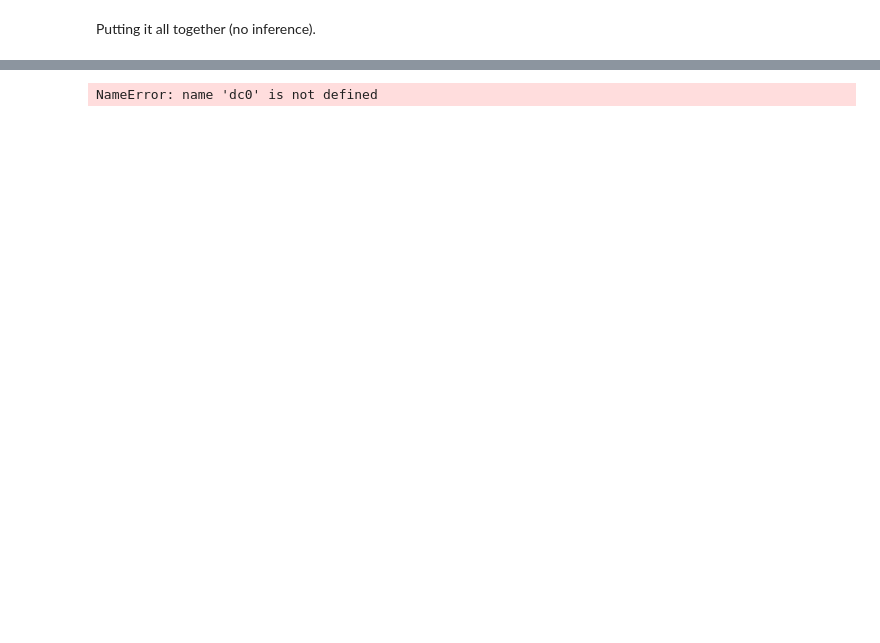
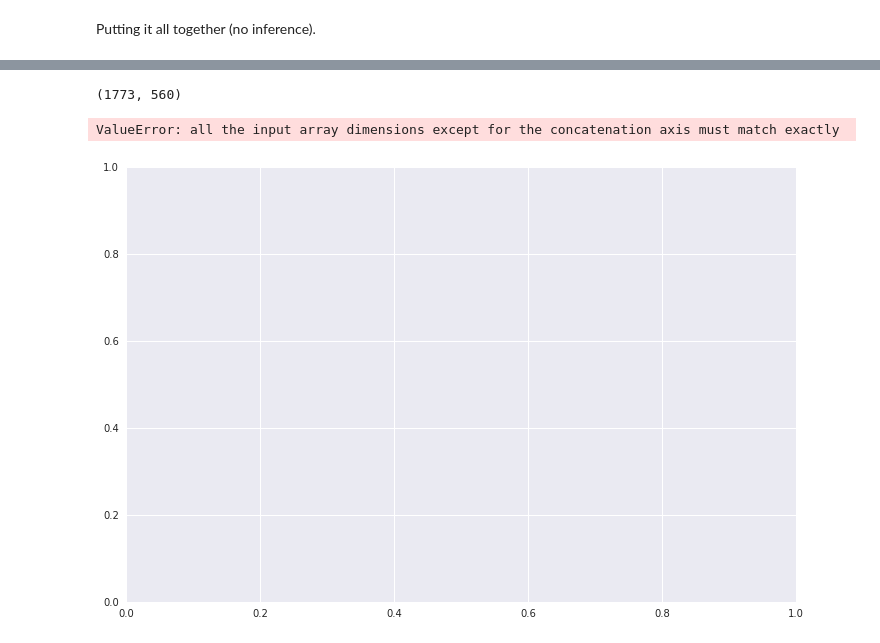
Before and after one commit to Columbia-Creative-Machines-Lab/muscle-prediction, a Jupyter notebook: regression/regression.ipynb, the cells around one changed output, grey strips where cells are left out. Saved outputs shown, nothing was run; the diff lists cells and outputs as text; code cells hidden in the pictures; blank space fills up the shorter version.

```diff
--- a/regression/regression.ipynb
+++ b/regression/regression.ipynb
@@ -252,4 +253,12 @@ Reciprocal condition number/precision: 4.045223263632792e-25 / 1.110223024625156
-# %%
-dc0
-# %% [output]
-NameError: name 'dc0' is not defined
+# %%
+model.named_steps['polynomialfeatures'].transform(X0d).shape
+# %% [output]
+(1773, 560)
+# %%
+fig, ax = plt.subplots(figsize=(w, h))
+for i in dec_coefs.columns.values.tolist():
+    if dec_coefs[i].min() > -0.5:
+        sns.regplot(np.arange(33), dec_coefs[i], ax=ax)
+# %% [output]
+ValueError: all the input array dimensions except for the concatenation axis must match exactly
+[figure, added]
```
Also changed, not shown: parts of 53 cells of this notebook.
